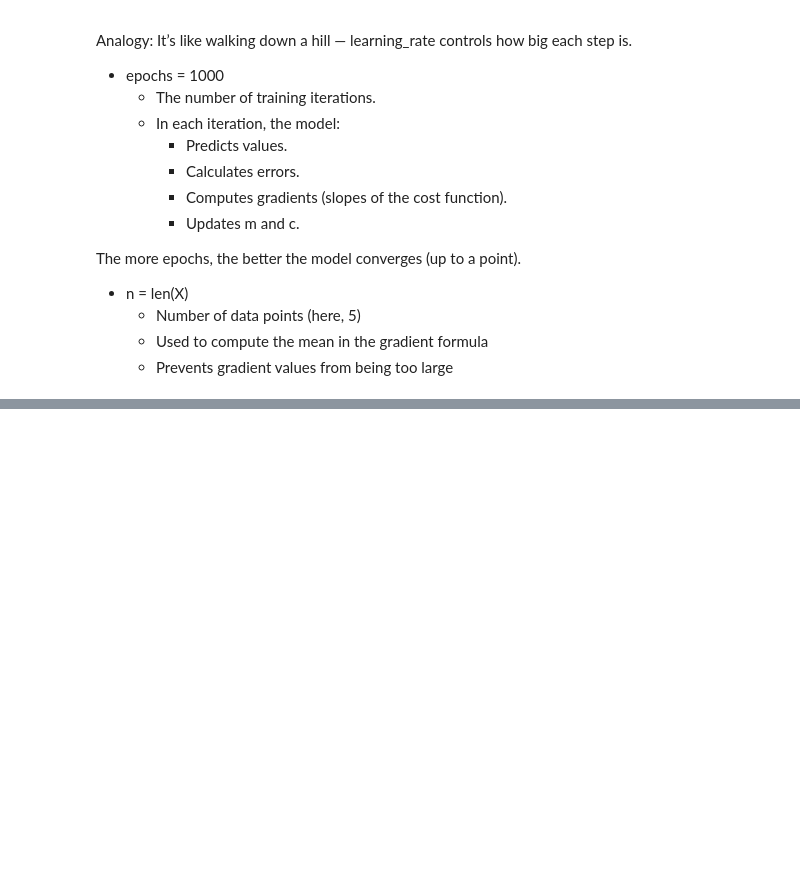
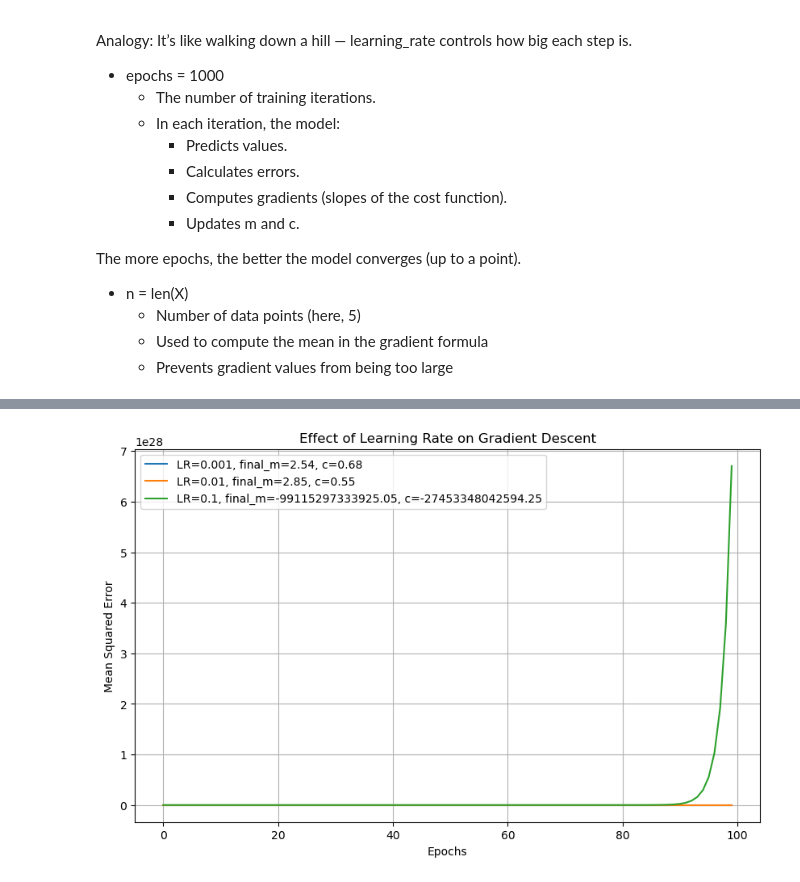
Before and after one commit to Svastikkka/Data-Science-Machine-Learning, a Jupyter notebook: Lecture 34 - Multi Variable Regression/Notes.ipynb, the cells around one changed output, grey strips where cells are left out. Cells and saved outputs as stored; diff of their text form; code cells hidden in the pictures; blank space fills up the shorter version.

```diff
--- a/Lecture 34 - Multi Variable Regression/Notes.ipynb
+++ b/Lecture 34 - Multi Variable Regression/Notes.ipynb
@@ -338,0 +376,49 @@ The more epochs, the better the model converges (up to a point).
+# %%
+import numpy as np
+import matplotlib.pyplot as plt
+
+# Step 1: Sample Data
+X = np.array([1, 2, 3, 4, 5])
+y = np.array([3, 6, 9, 12, 15])   # Perfect relation y = 3x
+
+# Step 2: Gradient Descent Function
+def gradient_descent(X, y, lr, epochs):
+    m = 0
+    c = 0
+    n = len(X)
+    mse_list = []  # store mean squared error for each iteration
+
+    for i in range(epochs):
+        y_pred = m * X + c
+        error = y - y_pred
+
+        dm = (-2/n) * np.sum(X * error)
+        dc = (-2/n) * np.sum(error)
+
+        m = m - lr * dm
+        c = c - lr * dc
+
+        mse = np.mean(error**2)
+        mse_list.append(mse)
+
+    return m, c, mse_list
+
+# Step 3: Try different learning rates
+learning_rates = [0.001, 0.01, 0.1]
+epochs = 100
+
+plt.figure(figsize=(10,6))
+
+for lr in learning_rates:
+    m, c, mse_history = gradient_descent(X, y, lr, epochs)
+    plt.plot(mse_history, label=f'LR={lr}, final_m={m:.2f}, c={c:.2f}')
+
+# Step 4: Plot results
+plt.xlabel('Epochs')
+plt.ylabel('Mean Squared Error')
+plt.title('Effect of Learning Rate on Gradient Descent')
+plt.legend()
+plt.grid(True)
+plt.show()
+# %% [output]
+[figure, added]
```
Also changed, not shown: parts of 4 cells of this notebook, 2 other files.
